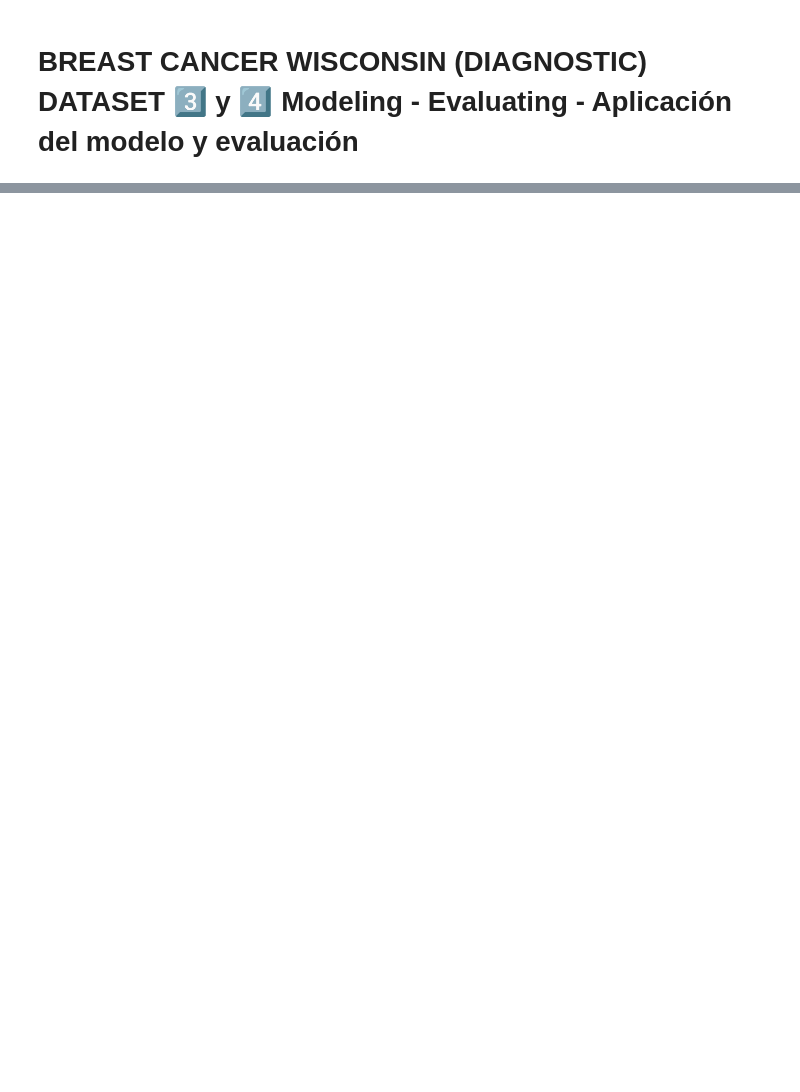
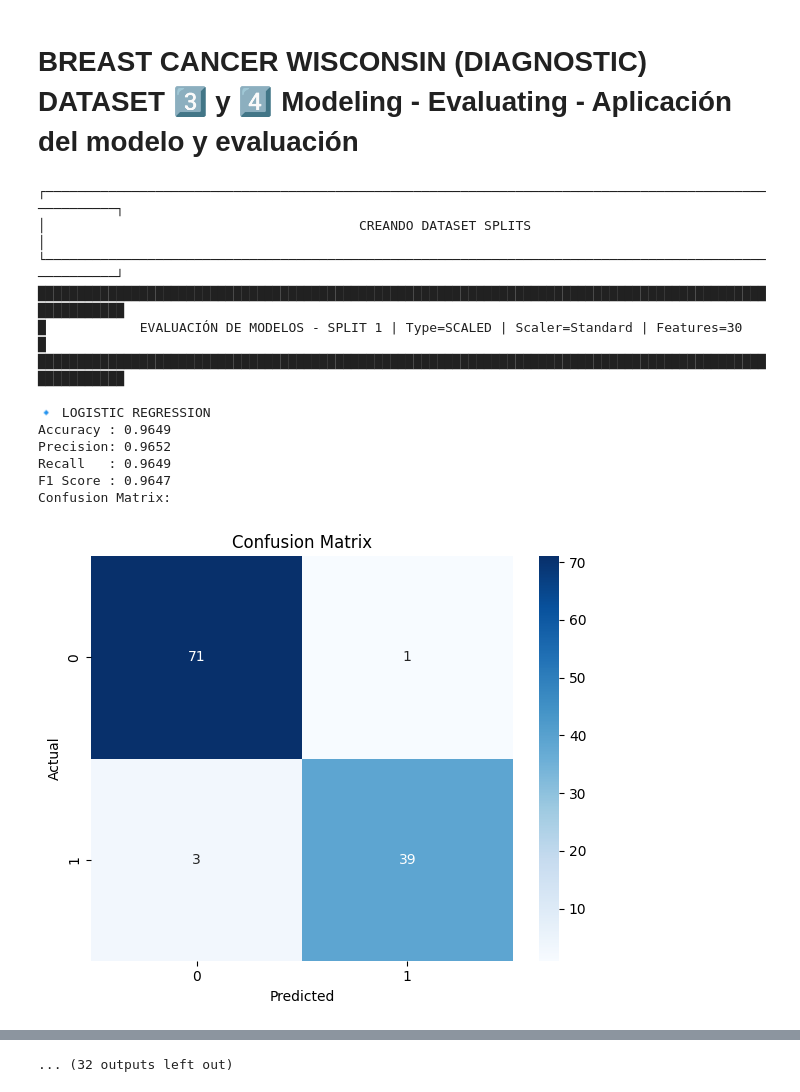
Before and after one commit to UIDE-Tareas/6-Herramientas-Data-Science-Tarea1, a Jupyter notebook: AppBreastCancer.ipynb, the cells around one changed output, grey strips where cells are left out. Drawn from its saved outputs; the diff is of its cells as text; code cells hidden in the pictures; blank space fills up the shorter version.

```diff
--- a/AppBreastCancer.ipynb
+++ b/AppBreastCancer.ipynb
@@ -1204,55 +1561,40 @@ _ = ShowDfCorrelation(breastCancerDataset.X, title, level=CorrelationType.WEAK,
 # %% [markdown]
 # BREAST CANCER WISCONSIN (DIAGNOSTIC) DATASET 3️⃣ y 4️⃣ Modeling - Evaluating - Aplicación del modelo y evaluación
 # %%
-cols1 = [
-    "MeanRadius",
-    "MeanTexture",
-    "MeanPerimeter",
-    "MeanArea",
-    "MeanSmoothness",
-    "MeanCompactness",
-    "MeanConcavity",
-    "MeanConcavePoints",
-    "MeanSymmetry",
-    "MeanFractalDimension"
-]
+ShowTitleBox("CREANDO DATASET SPLITS", color=ConsoleColor.CYAN, boxLineStyle= TitleBoxLineStyle.SIMPLE)
+splitEscaled = ScaleDatasetSplit( SplitDataset( LoadBreastCancerDataset()))
+splitWithPCA = ApplyPCA( ScaleDatasetSplit( SplitDataset( LoadBreastCancerDataset())))
+splitEscaledMinMax = ScaleDatasetSplit( SplitDataset( LoadBreastCancerDataset()), scaler=CreateScaler(ScalerType.MIN_MAX))
+splitWithPCAMinMax = ApplyPCA( ScaleDatasetSplit( SplitDataset( LoadBreastCancerDataset()), scaler=CreateScaler(ScalerType.MIN_MAX)))
+allSplits = [splitEscaled, splitWithPCA, splitEscaledMinMax, splitWithPCAMinMax]
 
-cols2 = [
-    "RadiusError",
-    "TextureError",
-    "PerimeterError",
-    "AreaError",
-    "SmoothnessError",
-    "CompactnessError",
-    "ConcavityError",
-    "ConcavePointsError",
-    "SymmetryError",
-    "FractalDimensionError"
-]
 
-cols3 = [
-    "WorstRadius",
-    "WorstTexture",
-    "WorstPerimeter",
-    "WorstArea",
-    "WorstSmoothness",
-    "WorstCompactness",
-    "WorstConcavity",
-    "WorstConcavePoints",
-    "WorstSymmetry",
-    "WorstFractalDimension"
-]
 
-split1 = SplitDataset( LoadBreastCancerDataset())
-split2 = ScaleDatasetSplit( SplitDataset( LoadBreastCancerDataset()))
-split3 = ScaleDatasetSplit( SplitDataset( LoadBreastCancerDataset()), CreateScaler(ScalerType.MIN_MAX))
-split4 = ApplyPCA( ScaleDatasetSplit( SplitDataset( LoadBreastCancerDataset())))
-split5 = ApplyPCA( ScaleDatasetSplit( SplitDataset( LoadBreastCancerDataset()), CreateScaler(ScalerType.MIN_MAX)))
-split6 = SplitDataset( LoadBreastCancerDataset(toInclude=cols1))
-split7 = SplitDataset( LoadBreastCancerDataset(toInclude=cols2))
-split8 = SplitDataset( LoadBreastCancerDataset(toInclude=cols3))
+EvaluateDatasetSplits(
+    splitList=allSplits,
+    targetColumn="Diagnosis",
+    includeRNA=True,
+    showConfusionMatrix=True
+)
 
-allSplits = [split1, split2, split3, split4, split5, split6, split7, split8]
+ShowTitleBox("GENERACIÓN DE TABLA DE MÉTRICAS", color=ConsoleColor.CYAN, boxLineStyle= TitleBoxLineStyle.SIMPLE)
+dfMetrics = GenerateMetricsTable(allSplits, targetColumn="Diagnosis", includeRNA=True)
+display(dfMetrics)
 
-EvaluateSplits(allSplits, targetColumn="Diagnosis")
-GenerateMetricsTable(allSplits, targetColumn="Diagnosis")
+ShowTitleBox("GRÁFICA DE ACCURACY POR SPLIT Y MODELO", color=ConsoleColor.CYAN, boxLineStyle= TitleBoxLineStyle.SIMPLE)
+PlotAccuracyBySplit(dfMetrics)
+# %% [output]
+┌──────────────────────────────────────────────────────────────────────────────────────────────────────┐
+│                                        CREANDO DATASET SPLITS                                        │
+└──────────────────────────────────────────────────────────────────────────────────────────────────────┘
+████████████████████████████████████████████████████████████████████████████████████████████████████████
+█            EVALUACIÓN DE MODELOS - SPLIT 1 | Type=SCALED | Scaler=Standard | Features=30             █
+████████████████████████████████████████████████████████████████████████████████████████████████████████
+
+🔹 LOGISTIC REGRESSION
+Accuracy : 0.9649
+Precision: 0.9652
+Recall   : 0.9649
+F1 Score : 0.9647
+Confusion Matrix:
+[figure, added]
@@ -1259,3 +1696,4 @@ GenerateMetricsTable(allSplits, targetColumn="Diagnosis")
+... (32 outputs left out)
 # %% [markdown]
 # 🏁 Resultados 🏁
 
```
Also changed, not shown: parts of 6 cells of this notebook, 2 other files.
